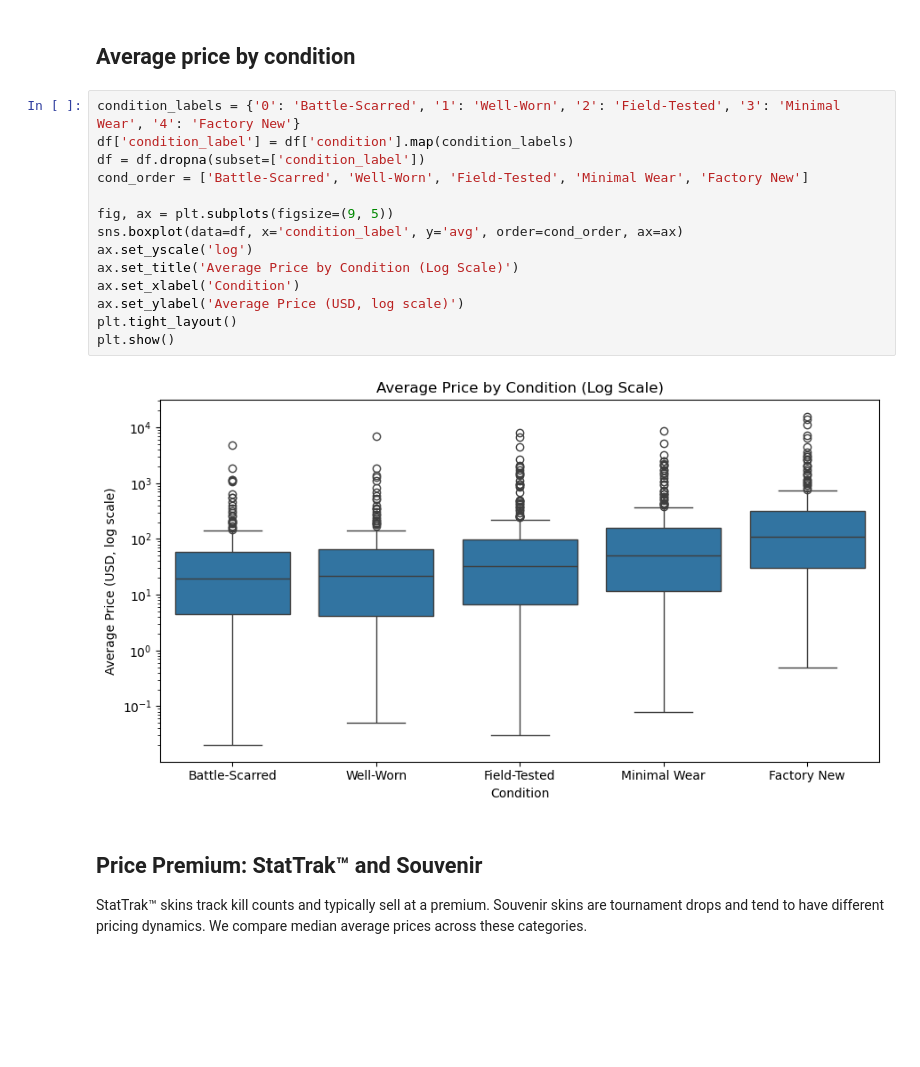
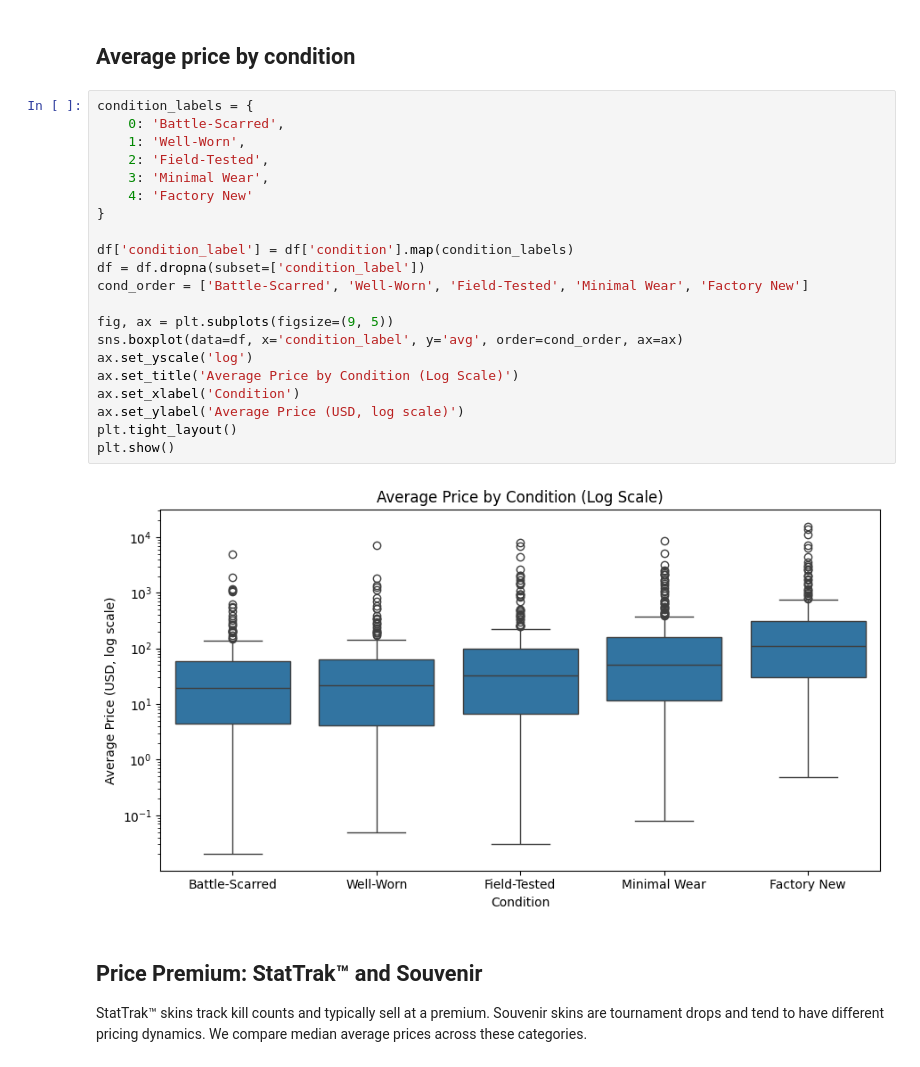
Before and after one commit to Taiac1/PSTAT-100-Final-Project, a Jupyter notebook: notebooks/EDA-visuals.ipynb, the cells around one changed output. Saved outputs shown, nothing was run; the diff lists cells and outputs as text; blank space fills up the shorter version.

Commit message:
Fixed EDA visualization problem

```diff
--- a/notebooks/EDA-visuals.ipynb
+++ b/notebooks/EDA-visuals.ipynb
@@ -36,21 +40,28 @@ df[['min', 'max', 'avg', 'median', 'volume']].describe().round(2)
 # %% [markdown]
 ## Average price by condition
 # %%
-condition_labels = {'0': 'Battle-Scarred', '1': 'Well-Worn', '2': 'Field-Tested', '3': 'Minimal Wear', '4': 'Factory New'}
+condition_labels = {
+    0: 'Battle-Scarred',
+    1: 'Well-Worn',
+    2: 'Field-Tested',
+    3: 'Minimal Wear',
+    4: 'Factory New'
+}
+
 df['condition_label'] = df['condition'].map(condition_labels)
 df = df.dropna(subset=['condition_label'])
 cond_order = ['Battle-Scarred', 'Well-Worn', 'Field-Tested', 'Minimal Wear', 'Factory New']
 
 fig, ax = plt.subplots(figsize=(9, 5))
 sns.boxplot(data=df, x='condition_label', y='avg', order=cond_order, ax=ax)
 ax.set_yscale('log')
 ax.set_title('Average Price by Condition (Log Scale)')
 ax.set_xlabel('Condition')
 ax.set_ylabel('Average Price (USD, log scale)')
 plt.tight_layout()
 plt.show()
 # %% [output]
-[figure, old version]
+[figure, new version]
 # %% [markdown]
 ## Price Premium: StatTrak™ and Souvenir
 
```
Also changed, not shown: parts of 5 cells of this notebook, 2 other files.
